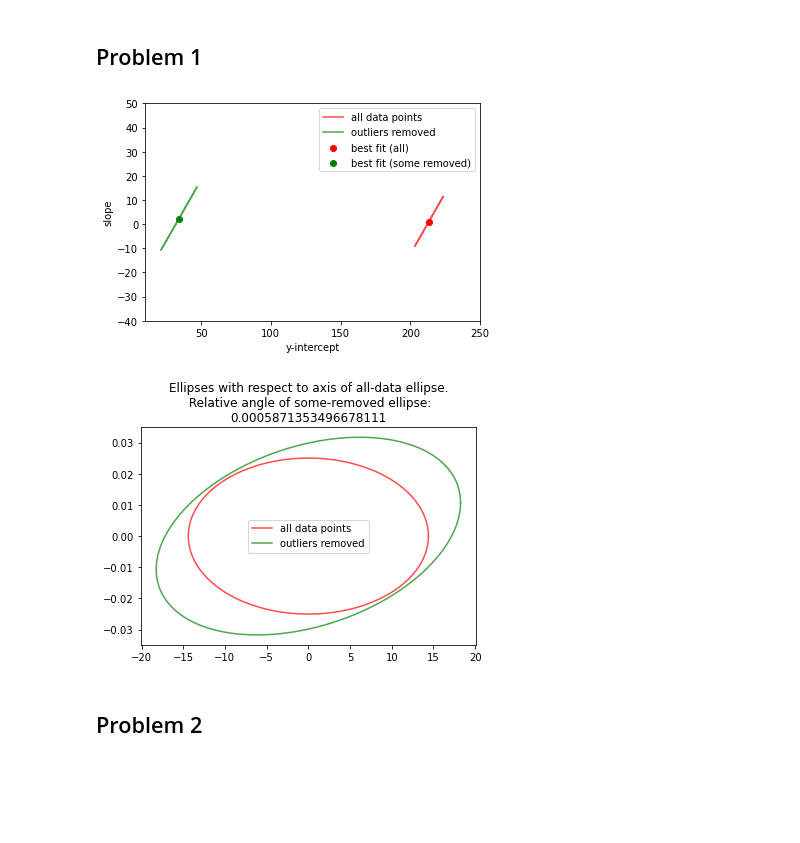
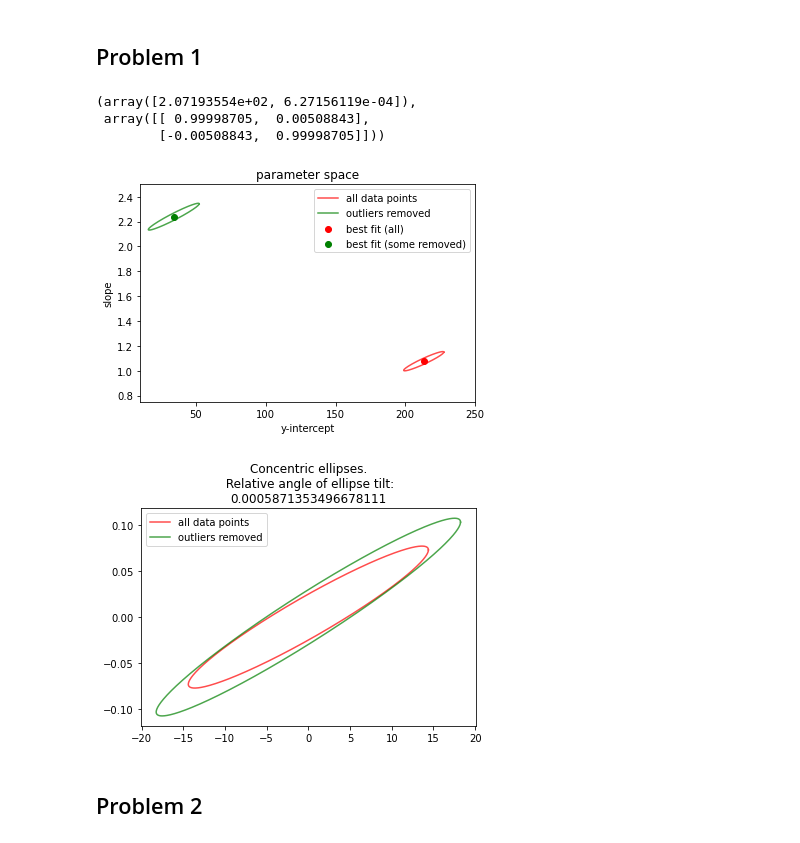
Before and after one commit to krlodeleon/datascience_fall2022, a Jupyter notebook: prob_set_3/ps3.ipynb, the cells around one changed output. Cells and saved outputs as stored; diff of their text form; code cells hidden in the pictures; blank space fills up the shorter version.

Commit message:
Corrected ellipse tilt in ellipse function.

```diff
--- a/prob_set_3/ps3.ipynb
+++ b/prob_set_3/ps3.ipynb
@@ -25,3 +36,9 @@ sigma_vals_cut = data1[4:,2]
+# %%
+np.linalg.eig(cov(x_vals,sigma_vals,const,identity))
+# %% [output]
+(array([2.07193554e+02, 6.27156119e-04]),
+ array([[ 0.99998705,  0.00508843],
+        [-0.00508843,  0.99998705]]))
 # %%
 #Defining some functions
 const = lambda x : 1
@@ -84,7 +101,7 @@ def ellipse(cov_eig_input):
 
     #Getting tilt of ellipse from ellipse
     eigvecs_sum = np.sum(eigvecs,0)
-    theta = np.arctan2(eigvecs_sum[1],eigvecs_sum[0])
+    theta = np.arctan2(eigvecs_sum[1],eigvecs_sum[0]) - np.pi/4
 
     return eigvals, theta
 # %%
@@ -102,41 +119,42 @@ some_eigx = np.sqrt(some_ellipse[0][0])
 some_eigy = np.sqrt(some_ellipse[0][1])
 some_tilt = some_ellipse[1]
 
 #Plotting ellipse
 ell_x = lambda t, tilt, x_sc, y_sc :  x_sc*np.cos(t)*np.cos(tilt) - y_sc*np.sin(t)*np.sin(tilt)
 ell_y = lambda t, tilt, x_sc, y_sc :  x_sc*np.cos(t)*np.sin(tilt) + y_sc*np.sin(t)*np.cos(tilt)
 rotate2D = lambda vec, theta : (vec[0]*np.cos(theta) - vec[1]*np.sin(theta), vec[0]*np.sin(theta) + vec[1]*np.cos(theta))
 
 all_ell_x_points = ell_x(np.arange(0,2*np.pi,0.01),all_tilt,all_eigx,all_eigy) + all_fit[0]
 all_ell_y_points = ell_y(np.arange(0,2*np.pi,0.01),all_tilt,all_eigx,all_eigy) + all_fit[1]
 some_ell_x_points = ell_x(np.arange(0,2*np.pi,0.01),some_tilt,some_eigx,some_eigy) + some_fit[0]
 some_ell_y_points = ell_y(np.arange(0,2*np.pi,0.01),some_tilt,some_eigx,some_eigy) + some_fit[1]
 
 plt.plot(all_ell_x_points,all_ell_y_points, color='red', alpha=0.7, label='all data points')
 plt.plot(some_ell_x_points,some_ell_y_points, color='green', alpha=0.7, label="outliers removed")
 plt.scatter(all_fit[0],all_fit[1], color='red', label='best fit (all)')
 plt.scatter(some_fit[0],some_fit[1], color='green', label='best fit (some removed)')
 plt.xlabel("y-intercept")
 plt.ylabel("slope")
+plt.title('parameter space')
 plt.legend()
 plt.xlim(10,250)
-plt.ylim(-40,50)
+plt.ylim(0.75,2.5)
 plt.show()
 
 #Rotated and concentric ellipses
-Rall_ell_x_points = ell_x(np.arange(0,2*np.pi,0.01),0,all_eigx,all_eigy)
-Rall_ell_y_points = ell_y(np.arange(0,2*np.pi,0.01),0,all_eigx,all_eigy)
-Rsome_ell_x_points = ell_x(np.arange(0,2*np.pi,0.01),some_tilt-all_tilt,some_eigx,some_eigy)
-Rsome_ell_y_points = ell_y(np.arange(0,2*np.pi,0.01),some_tilt-all_tilt,some_eigx,some_eigy)
+Rall_ell_x_points = ell_x(np.arange(0,2*np.pi,0.01),all_tilt,all_eigx,all_eigy)
+Rall_ell_y_points = ell_y(np.arange(0,2*np.pi,0.01),all_tilt,all_eigx,all_eigy)
+Rsome_ell_x_points = ell_x(np.arange(0,2*np.pi,0.01),some_tilt,some_eigx,some_eigy)
+Rsome_ell_y_points = ell_y(np.arange(0,2*np.pi,0.01),some_tilt,some_eigx,some_eigy)
 
 plt.plot(Rall_ell_x_points,Rall_ell_y_points, color='red', alpha=0.7, label='all data points')
 plt.plot(Rsome_ell_x_points,Rsome_ell_y_points, color='green', alpha=0.7, label="outliers removed")
-plt.title(f'Ellipses with respect to axis of all-data ellipse.\n Relative angle of some-removed ellipse:\n{some_tilt-all_tilt}')
+plt.title(f'Concentric ellipses.\n Relative angle of ellipse tilt:\n{some_tilt-all_tilt}')
 plt.legend()
 plt.show()
 # %% [output]
-[figure, old version]
+[figure, new version]
-[figure, old version]
+[figure, new version]
 # %% [markdown]
 ## Problem 2
 # %%
```
Also changed, not shown: parts of 1 cell of this notebook.
